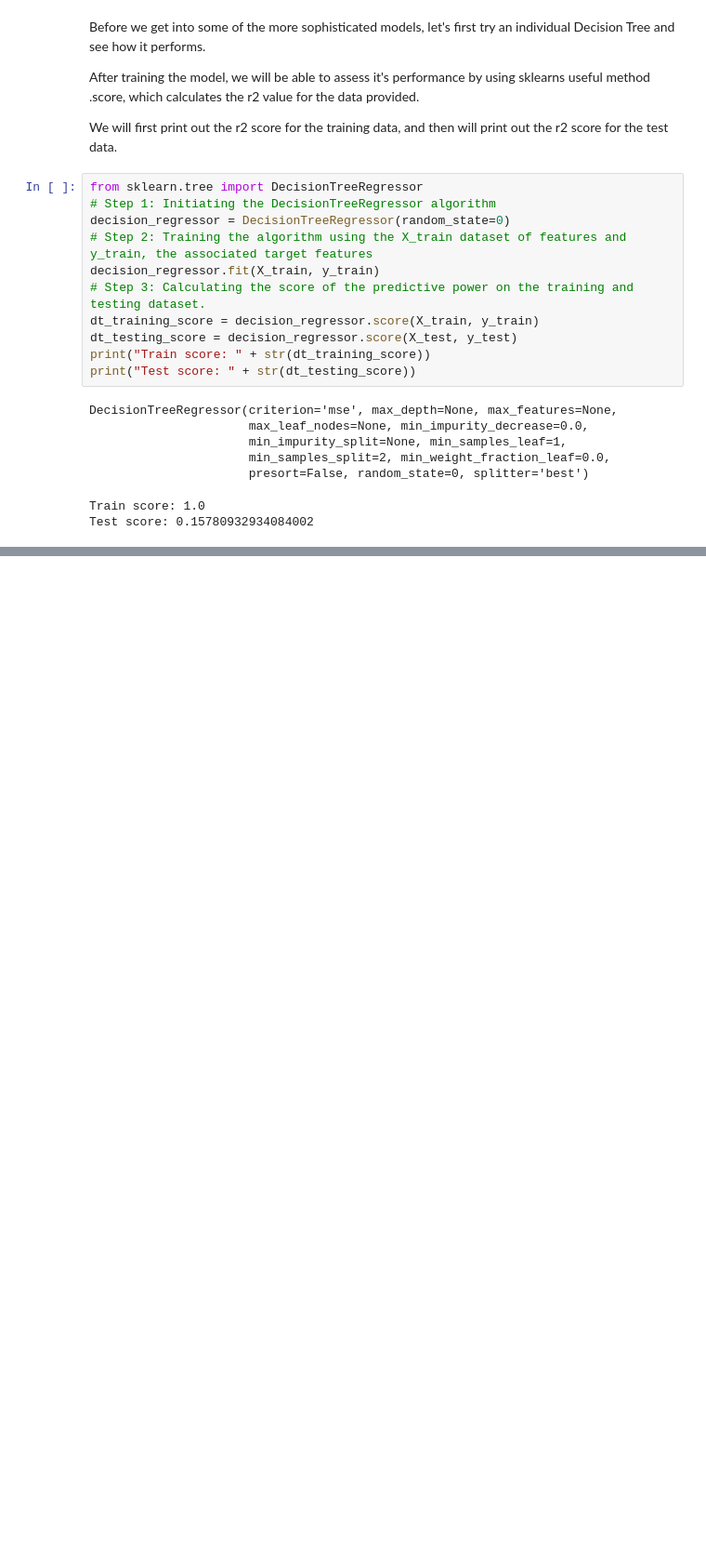
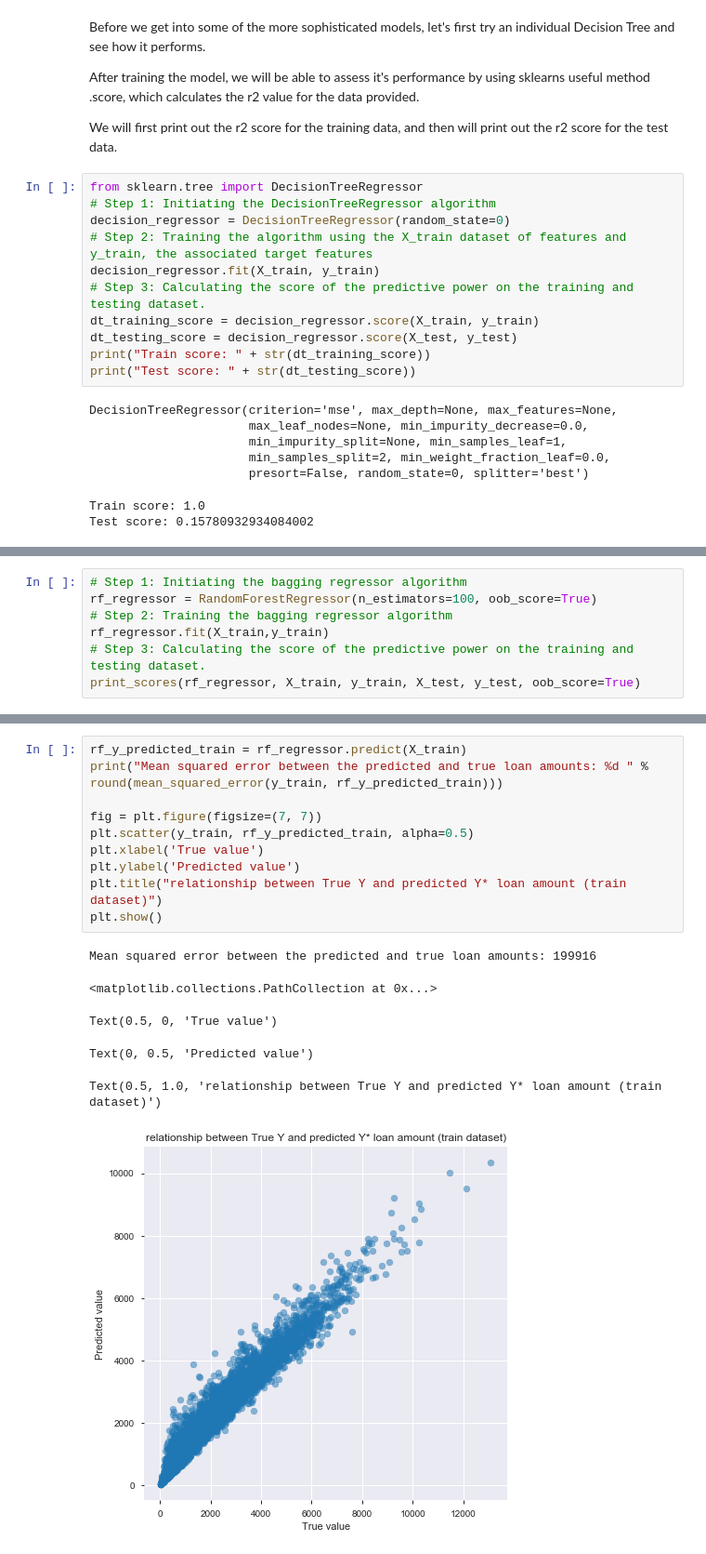
Before and after one commit to angelodavido/BIG-MART-SALES-PREDICTION, a Jupyter notebook: Random Forest Model.ipynb, the cells around one changed output, grey strips where cells are left out. Shown at 93% size. Cells and saved outputs as stored; diff of their text form; blank space fills up the shorter version.

```diff
--- a/Random Forest Model.ipynb
+++ b/Random Forest Model.ipynb
@@ -116,0 +171,7 @@ Test score: 0.15780932934084002
+# %%
+# Step 1: Initiating the bagging regressor algorithm
+rf_regressor = RandomForestRegressor(n_estimators=100, oob_score=True)
+# Step 2: Training the bagging regressor algorithm
+rf_regressor.fit(X_train,y_train)
+# Step 3: Calculating the score of the predictive power on the training and testing dataset.
+print_scores(rf_regressor, X_train, y_train, X_test, y_test, oob_score=True)
@@ -116,0 +189,17 @@ Test score: 0.15780932934084002
+# %%
+rf_y_predicted_train = rf_regressor.predict(X_train)
+print("Mean squared error between the predicted and true loan amounts: %d " % round(mean_squared_error(y_train, rf_y_predicted_train)))
+
+fig = plt.figure(figsize=(7, 7))
+plt.scatter(y_train, rf_y_predicted_train, alpha=0.5)
+plt.xlabel('True value')
+plt.ylabel('Predicted value')
+plt.title("relationship between True Y and predicted Y* loan amount (train dataset)")
+plt.show()
+# %% [output]
+Mean squared error between the predicted and true loan amounts: 199916
+<matplotlib.collections.PathCollection at 0x...>
+Text(0.5, 0, 'True value')
+Text(0, 0.5, 'Predicted value')
+Text(0.5, 1.0, 'relationship between True Y and predicted Y* loan amount (train dataset)')
+[figure, added]
```
Also changed, not shown: parts of 12 cells of this notebook.
